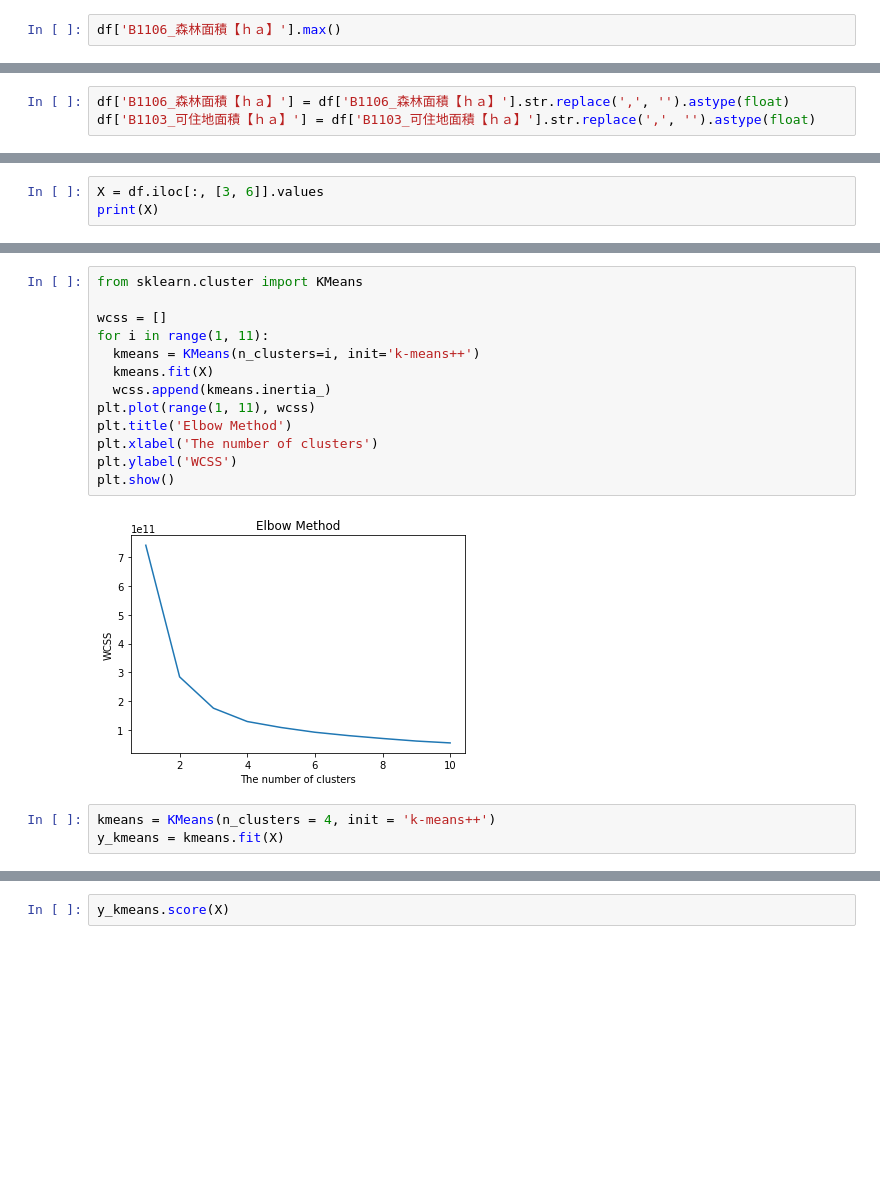
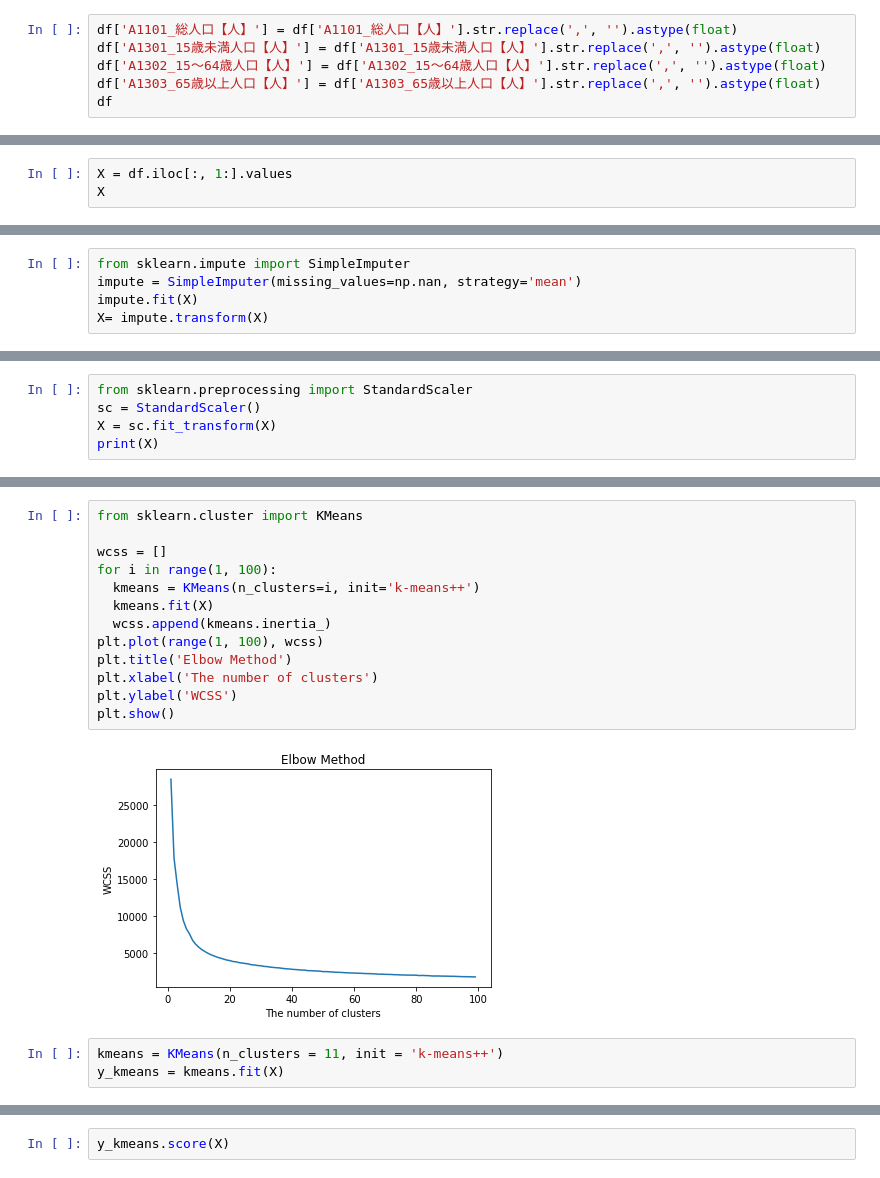
Before and after one commit to YumaKitsu/Niterumachi, a Jupyter notebook: backend/server/research/clustering-pref.ipynb, the cells around one changed output, grey strips where cells are left out. Cells and saved outputs as stored; diff of their text form; blank space fills up the shorter version.

```diff
--- a/backend/server/research/clustering-pref.ipynb
+++ b/backend/server/research/clustering-pref.ipynb
@@ -24,3 +24,7 @@ df
 # %%
-df['B1106_森林面積【ｈａ】'].max()
+df['A1101_総人口【人】'] = df['A1101_総人口【人】'].str.replace(',', '').astype(float)
+df['A1301_15歳未満人口【人】'] = df['A1301_15歳未満人口【人】'].str.replace(',', '').astype(float)
+df['A1302_15〜64歳人口【人】'] = df['A1302_15〜64歳人口【人】'].str.replace(',', '').astype(float)
+df['A1303_65歳以上人口【人】'] = df['A1303_65歳以上人口【人】'].str.replace(',', '').astype(float)
+df
 # %% [output]
@@ -34,3 +50,3 @@ How many? 0
 # %%
-df['B1106_森林面積【ｈａ】'] = df['B1106_森林面積【ｈａ】'].str.replace(',', '').astype(float)
-df['B1103_可住地面積【ｈａ】'] = df['B1103_可住地面積【ｈａ】'].str.replace(',', '').astype(float)
+X = df.iloc[:, 1:].values
+X
@@ -37,3 +67,5 @@ df['B1103_可住地面積【ｈａ】'] = df['B1103_可住地面積【ｈａ】'
 # %%
-X = df.iloc[:, [3, 6]].values
-print(X)
+from sklearn.impute import SimpleImputer
+impute = SimpleImputer(missing_values=np.nan, strategy='mean')
+impute.fit(X)
+X= impute.transform(X)
@@ -47,0 +78,5 @@ print(X)
+# %%
+from sklearn.preprocessing import StandardScaler
+sc = StandardScaler()
+X = sc.fit_transform(X)
+print(X)
@@ -48,21 +97,21 @@ print(X)
 # %%
 from sklearn.cluster import KMeans
 
 wcss = []
-for i in range(1, 11):
+for i in range(1, 100):
   kmeans = KMeans(n_clusters=i, init='k-means++')
   kmeans.fit(X)
   wcss.append(kmeans.inertia_)
-plt.plot(range(1, 11), wcss)
+plt.plot(range(1, 100), wcss)
 plt.title('Elbow Method')
 plt.xlabel('The number of clusters')
 plt.ylabel('WCSS')
 plt.show()
 # %% [output]
-[figure, old version]
+[figure, new version]
-# %%
-kmeans = KMeans(n_clusters = 4, init = 'k-means++')
-y_kmeans = kmeans.fit(X)
+# %%
+kmeans = KMeans(n_clusters = 11, init = 'k-means++')
+y_kmeans = kmeans.fit(X)
 # %%
 predictions = y_kmeans.labels_
 df['Clusters'] = predictions
```
Also changed, not shown: parts of 15 cells of this notebook, 1 other file.
